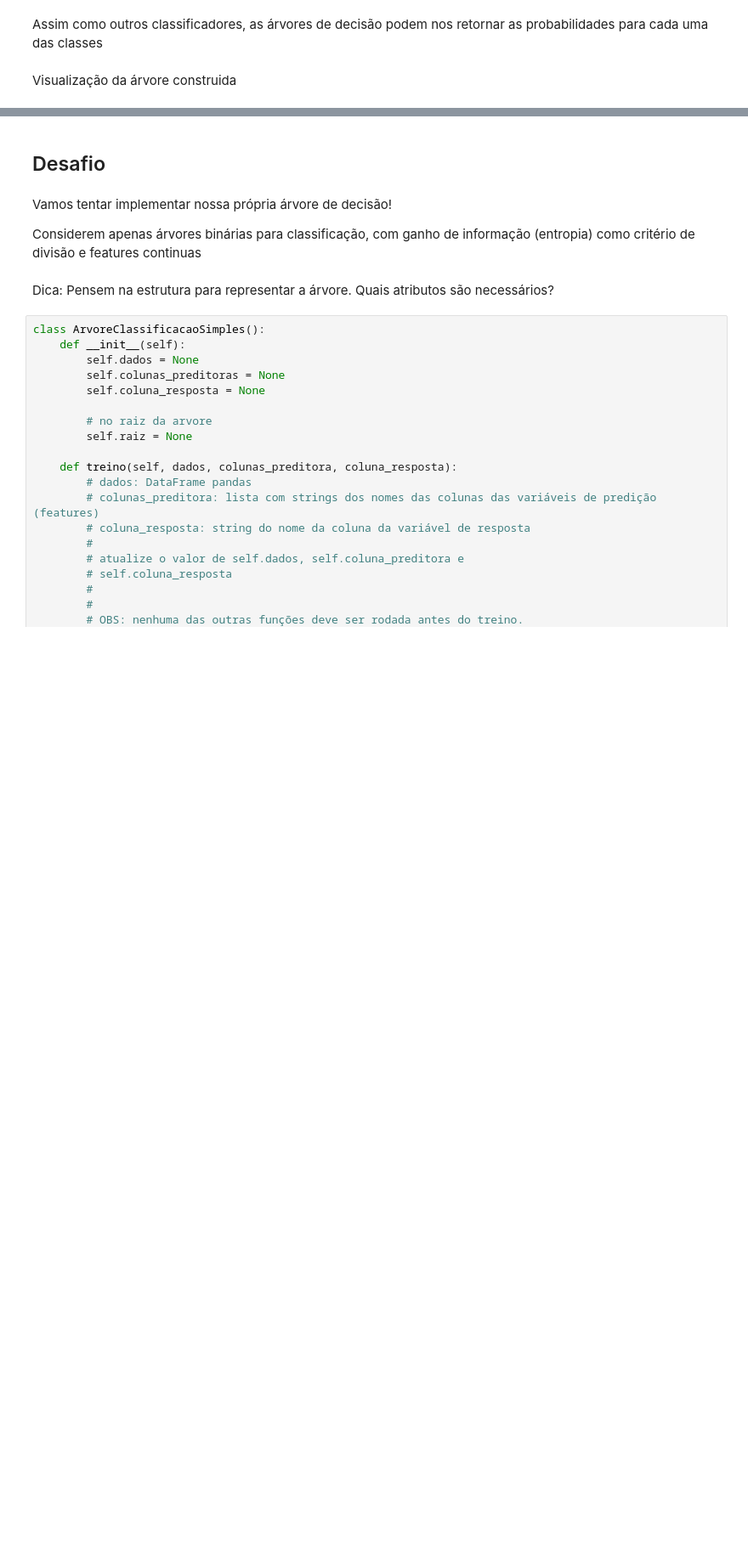
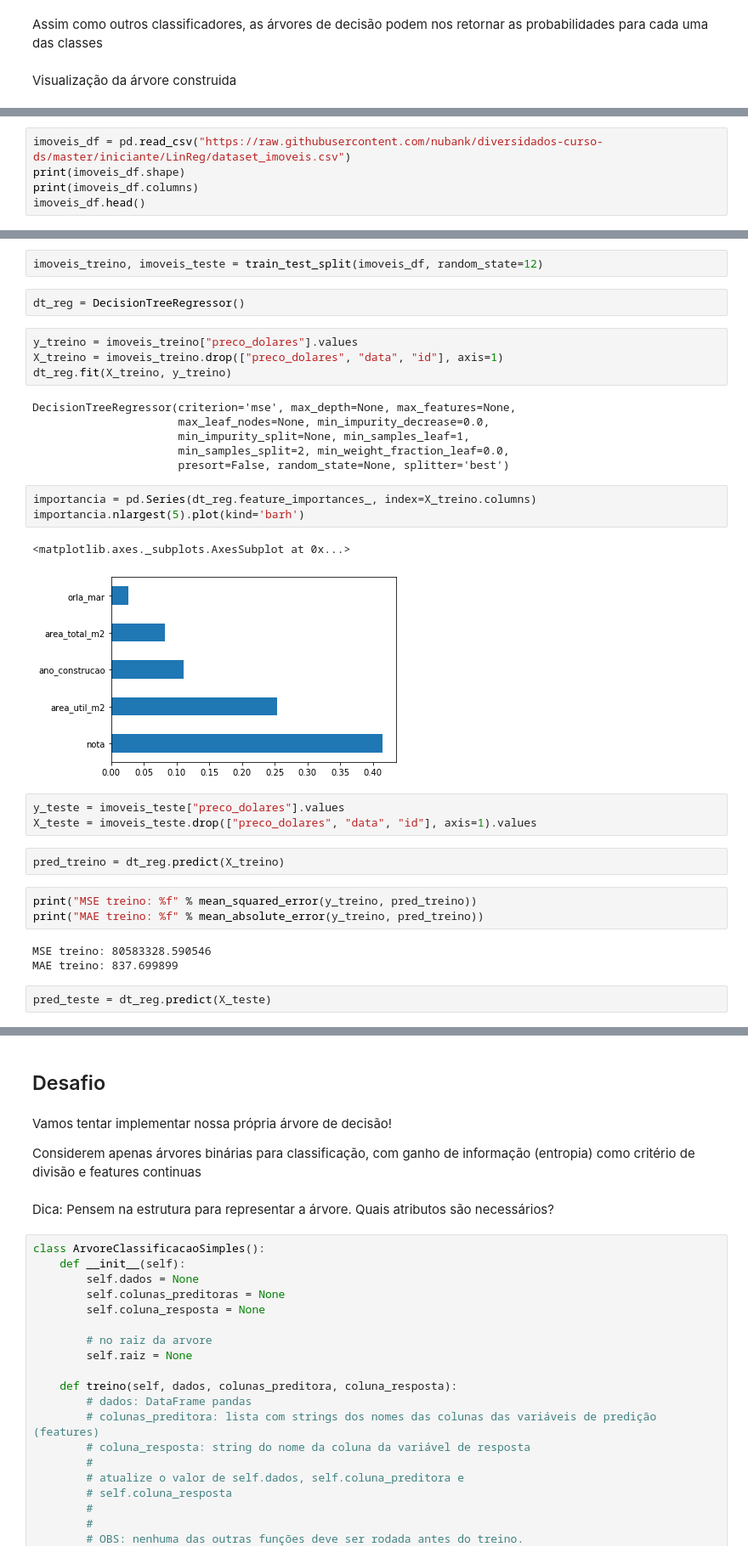
Before and after one commit to nubank/diversidados-curso-ds, a Jupyter notebook: iniciante/ArvoreDecisao/Aula 1 - Introducao a Arvores de Decisao.ipynb, the cells around one changed output, grey strips where cells are left out. Shown: that part at 85% size. Cells and saved outputs as stored; diff of their text form; blank space fills up the shorter version.

```diff
--- a/iniciante/ArvoreDecisao/Aula 1 - Introducao a Arvores de Decisao.ipynb
+++ b/iniciante/ArvoreDecisao/Aula 1 - Introducao a Arvores de Decisao.ipynb
@@ -157,0 +162,5 @@ SVG(graph.pipe(format='svg'))
+# %%
+imoveis_df = pd.read_csv("https://raw.githubusercontent.com/nubank/diversidados-curso-ds/master/iniciante/LinReg/dataset_imoveis.csv")
+print(imoveis_df.shape)
+print(imoveis_df.columns)
+imoveis_df.head()
@@ -157,0 +180,33 @@ SVG(graph.pipe(format='svg'))
+# %%
+imoveis_treino, imoveis_teste = train_test_split(imoveis_df, random_state=12)
+# %%
+dt_reg = DecisionTreeRegressor()
+# %%
+y_treino = imoveis_treino["preco_dolares"].values
+X_treino = imoveis_treino.drop(["preco_dolares", "data", "id"], axis=1)
+dt_reg.fit(X_treino, y_treino)
+# %% [output]
+DecisionTreeRegressor(criterion='mse', max_depth=None, max_features=None,
+                      max_leaf_nodes=None, min_impurity_decrease=0.0,
+                      min_impurity_split=None, min_samples_leaf=1,
+                      min_samples_split=2, min_weight_fraction_leaf=0.0,
+                      presort=False, random_state=None, splitter='best')
+# %%
+importancia = pd.Series(dt_reg.feature_importances_, index=X_treino.columns)
+importancia.nlargest(5).plot(kind='barh')
+# %% [output]
+<matplotlib.axes._subplots.AxesSubplot at 0x...>
+[figure, added]
+# %%
+y_teste = imoveis_teste["preco_dolares"].values
+X_teste = imoveis_teste.drop(["preco_dolares", "data", "id"], axis=1).values
+# %%
+pred_treino = dt_reg.predict(X_treino)
+# %%
+print("MSE treino: %f" % mean_squared_error(y_treino, pred_treino))
+print("MAE treino: %f" % mean_absolute_error(y_treino, pred_treino))
+# %% [output]
+MSE treino: 80583328.590546
+MAE treino: 837.699899
+# %%
+pred_teste = dt_reg.predict(X_teste)
```
Also changed, not shown: parts of 9 cells of this notebook.
